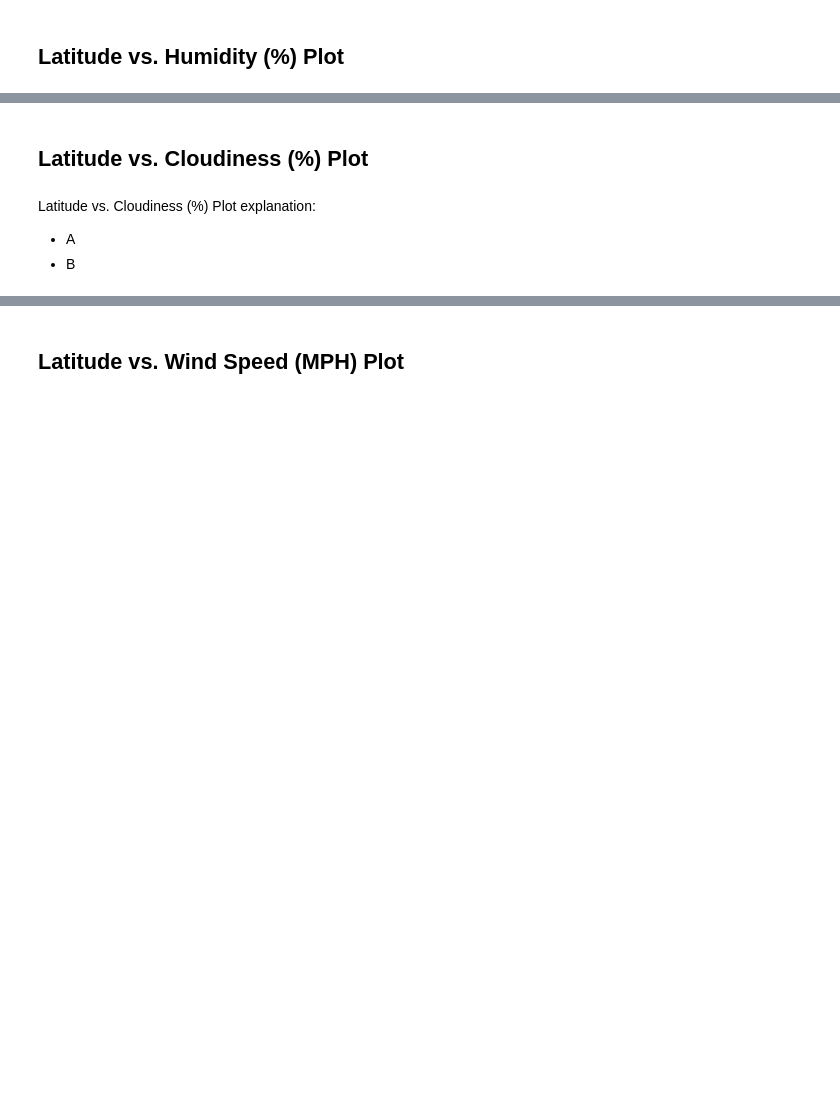
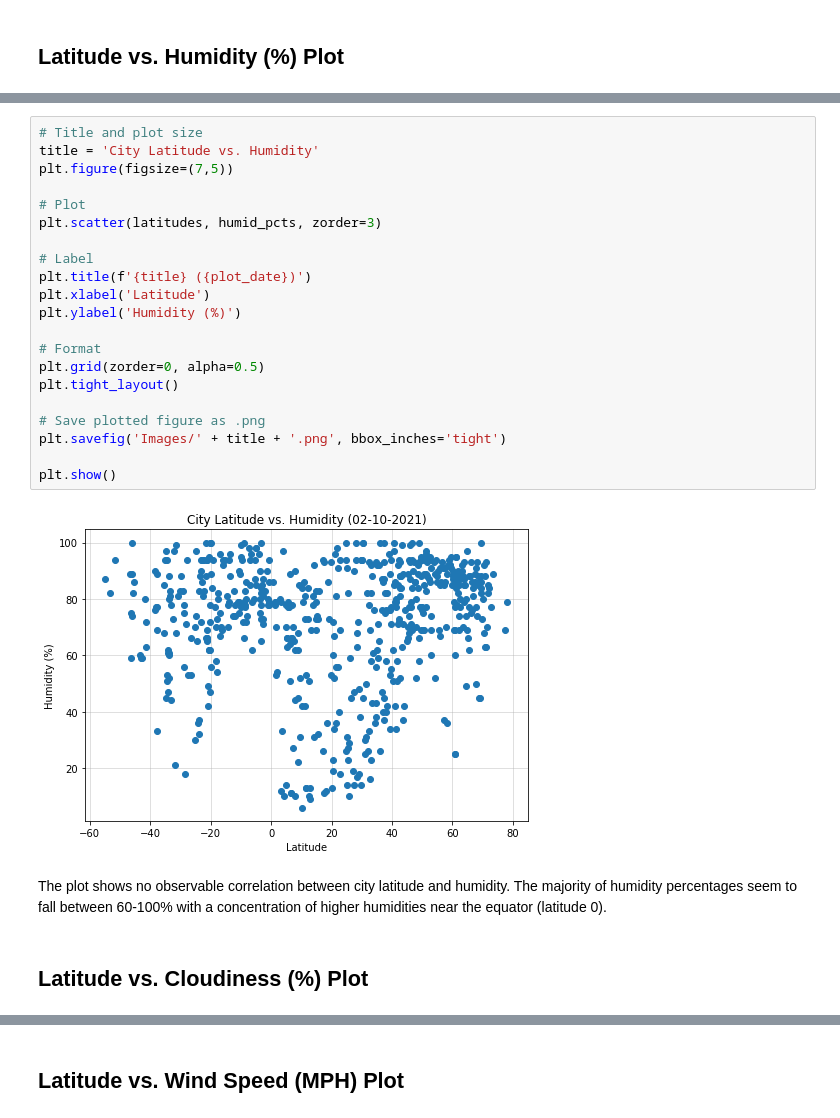
Before and after one commit to junettel/python-api-challenge, a Jupyter notebook: WeatherPy/WeatherPy.ipynb, the cells around one changed output, grey strips where cells are left out. Saved outputs shown, nothing was run; the diff lists cells and outputs as text; blank space fills up the shorter version.

```diff
--- a/WeatherPy/WeatherPy.ipynb
+++ b/WeatherPy/WeatherPy.ipynb
@@ -236,6 +267,27 @@ Latitude vs. Humidity (%) Plot explanation:
+# %%
+# Title and plot size
+title = 'City Latitude vs. Humidity'
+plt.figure(figsize=(7,5))
+
+# Plot
+plt.scatter(latitudes, humid_pcts, zorder=3)
+
+# Label
+plt.title(f'{title} ({plot_date})')
+plt.xlabel('Latitude')
+plt.ylabel('Humidity (%)')
+
+# Format
+plt.grid(zorder=0, alpha=0.5)
+plt.tight_layout()
+
+# Save plotted figure as .png
+plt.savefig('Images/' + title + '.png', bbox_inches='tight')
+
+plt.show()
+# %% [output]
+[figure, added]
+# %% [markdown]
+The plot shows no observable correlation between city latitude and humidity. The majority of humidity percentages seem to fall between 60-100% with a concentration of higher humidities near the equator (latitude 0).
 # %% [markdown]
 ## Latitude vs. Cloudiness (%) Plot
-# %% [markdown]
-Latitude vs. Cloudiness (%) Plot explanation:
-* A
-* B
```
Also changed, not shown: parts of 43 cells of this notebook, 14 other files.
